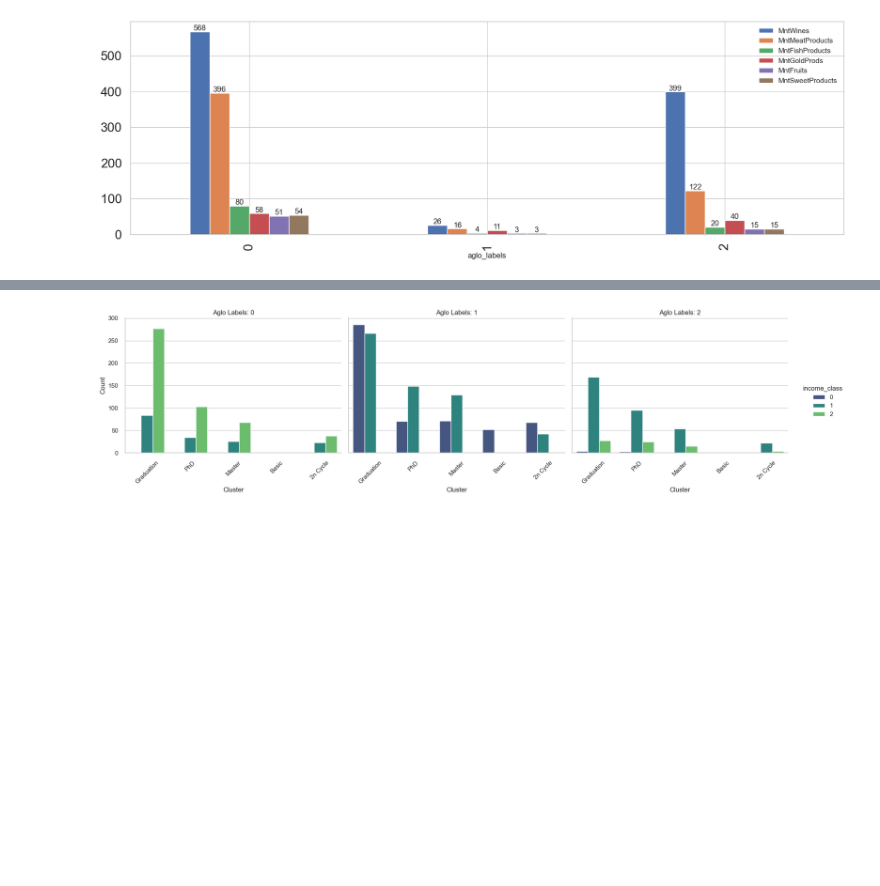
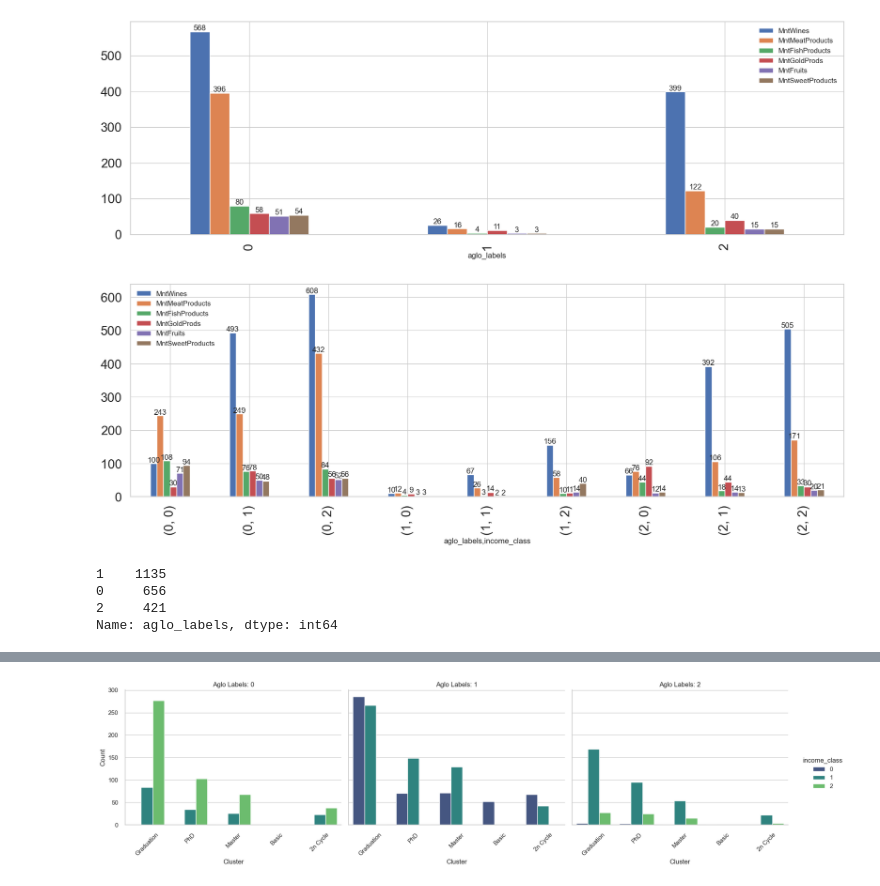
Before and after one commit to a-cerman/datascience, a Jupyter notebook: ML/ML_20_21_(Clustering_Analysis_Customers_Segmentation)-EN_mysolution_to_send_20250709.ipynb, the cells around one changed output, grey strips where cells are left out. Cells and saved outputs as stored; diff of their text form; code cells hidden in the pictures; blank space fills up the shorter version.

```diff
--- a/ML/ML_20_21_(Clustering_Analysis_Customers_Segmentation)-EN_mysolution_to_send_20250709.ipynb
+++ b/ML/ML_20_21_(Clustering_Analysis_Customers_Segmentation)-EN_mysolution_to_send_20250709.ipynb
@@ -1642,3 +1642,26 @@ for p in ax.containers:
     ax.bar_label(p, fmt="%.0f", size=12)
 # %% [output]
 [figure]
+# %%
+ax = (
+    final_df[
+        ['aglo_labels','income_class',
+         'MntWines', 'MntMeatProducts', 'MntFishProducts', 'MntGoldProds','MntFruits', 'MntSweetProducts'
+
+        ]
+    ]
+    .groupby(['aglo_labels','income_class' ])
+    .median()
+    .plot(kind="bar", figsize=(20, 6), fontsize=20)
+)
+for p in ax.containers:
+    ax.bar_label(p, fmt="%.0f", size=12)
+# %% [output]
+[figure, added]
+# %%
+final_df["aglo_labels"].value_counts()
+# %% [output]
+1    1135
+0     656
+2     421
+Name: aglo_labels, dtype: int64
```
Also changed, not shown: parts of 1 cell of this notebook.
